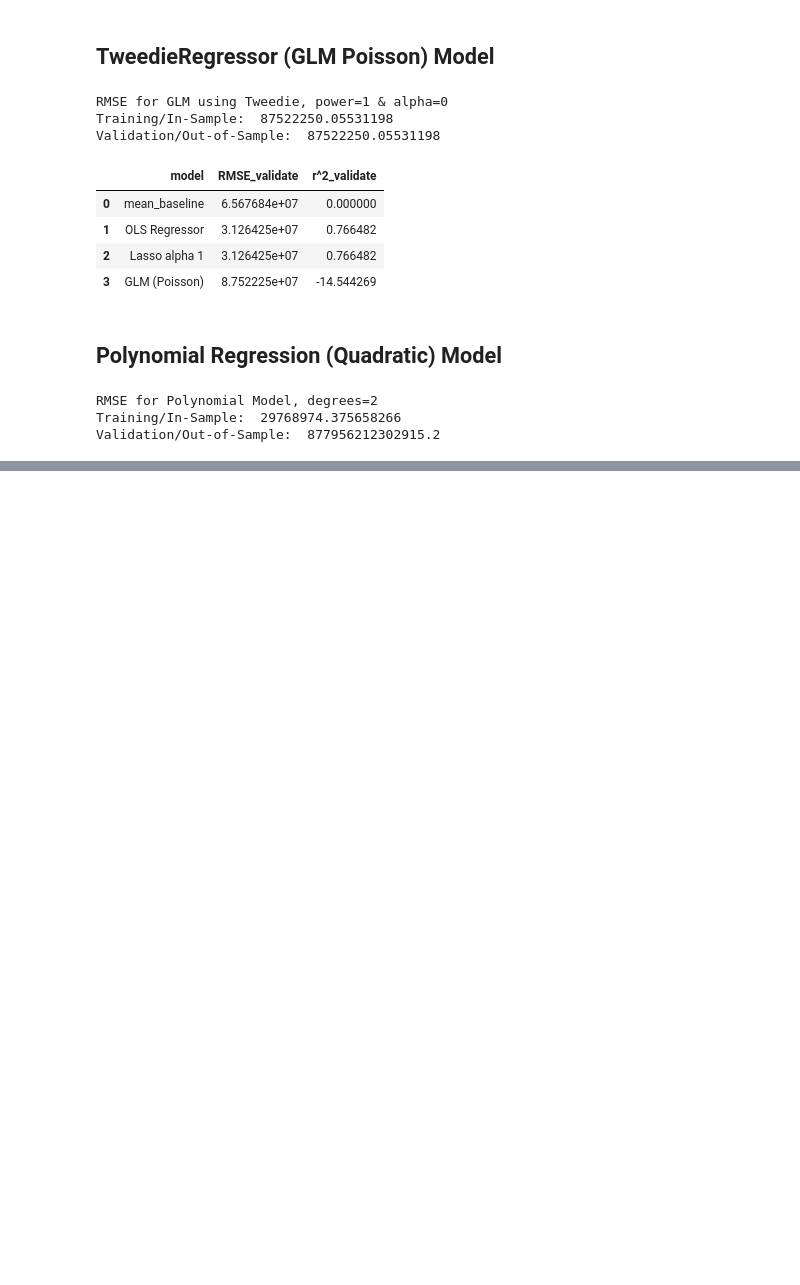
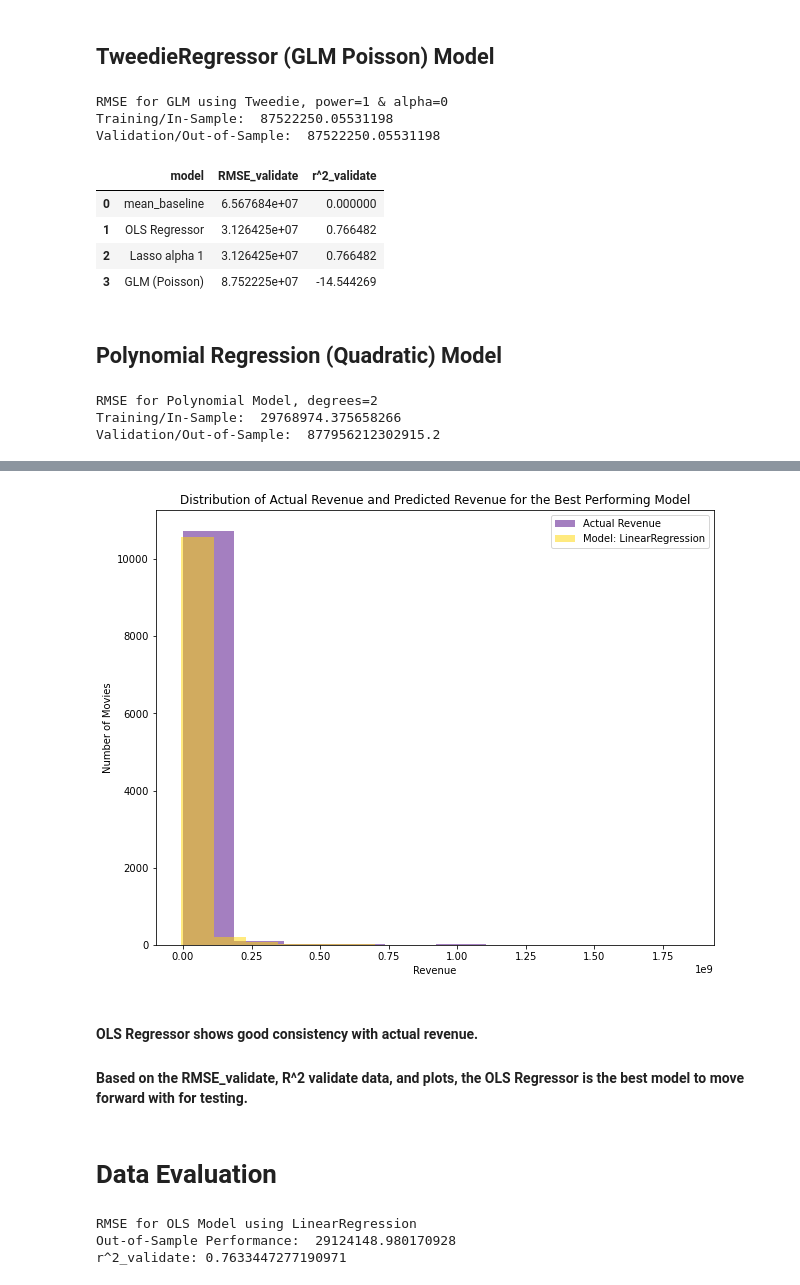
Before and after one commit to aliciag92/cinema-side-project, a Jupyter notebook: movie-revenue-report.ipynb, the cells around one changed output, grey strips where cells are left out. Drawn from its saved outputs; the diff is of its cells as text; code cells hidden in the pictures; blank space fills up the shorter version.

```diff
--- a/movie-revenue-report.ipynb
+++ b/movie-revenue-report.ipynb
@@ -561,0 +613,38 @@ Validation/Out-of-Sample:  877956212302915.2
+# %%
+#histogram
+# plot to visualize actual vs predicted.
+plt.figure(figsize=(10,8))
+
+plt.hist(y_validate.revenue, color='indigo', alpha=.5, label="Actual Revenue")
+plt.hist(y_validate.revenue_pred_lm, color='gold', alpha=.5, label="Model: LinearRegression")
+
+plt.xlabel("Revenue")
+plt.ylabel("Number of Movies")
+plt.title("Distribution of Actual Revenue and Predicted Revenue for the Best Performing Model")
+plt.legend()
+plt.show()
+# %% [output]
+[figure, added]
+# %% [markdown]
+#### OLS Regressor shows good consistency with actual revenue.
+
+
+#### Based on the RMSE_validate, R^2 validate data, and plots, the OLS Regressor is the best model to move forward with for testing.
+# %% [markdown]
+# Data Evaluation
+# %%
+#out of sample evaluation
+y_test = pd.DataFrame(y_test)
+
+# predict on test
+y_test['revenue_pred_lm'] = lm.predict(X_test_scaled)
+
+# evaluate: rmse and r^2
+rmse_test = mean_squared_error(y_test.revenue, y_test.revenue_pred_lm) ** (1/2)
+r2_test = explained_variance_score(y_test.revenue, y_test.revenue_pred_lm)
+print("RMSE for OLS Model using LinearRegression\nOut-of-Sample Performance: ", rmse_test)
+print('r^2_validate:', r2_test)
+# %% [output]
+RMSE for OLS Model using LinearRegression
+Out-of-Sample Performance:  29124148.980170928
+r^2_validate: 0.7633447277190971
```
Also changed, not shown: parts of 6 cells of this notebook.
